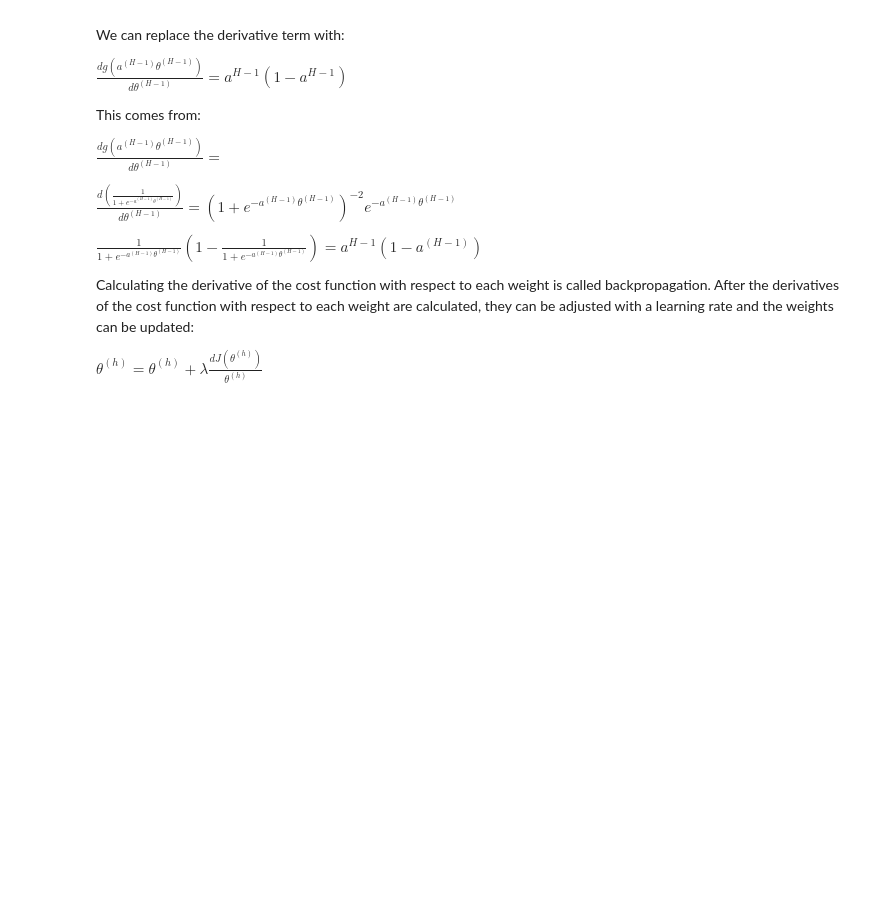
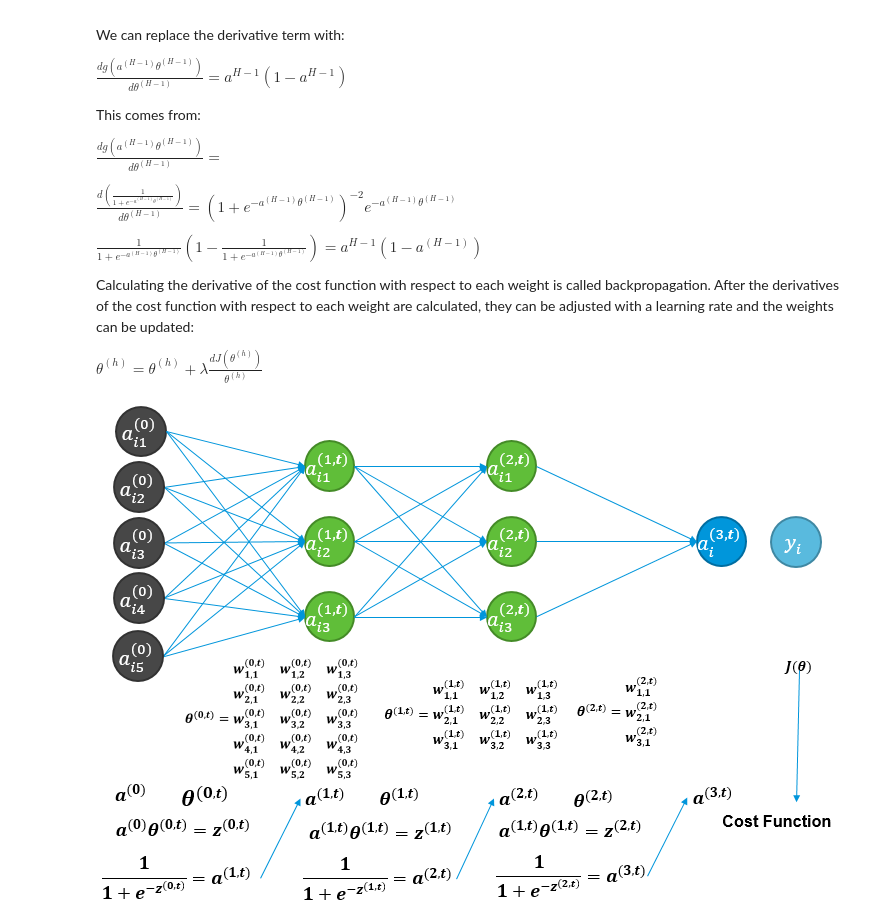
Before and after one commit to MustafaOguz/Machine-Learning, a Jupyter notebook: 6_Description_neural_networks.ipynb, the cells around one changed output. Drawn from its saved outputs; the diff is of its cells as text; code cells hidden in the pictures; blank space fills up the shorter version.

```diff
--- a/6_Description_neural_networks.ipynb
+++ b/6_Description_neural_networks.ipynb
@@ -99,3 +99,11 @@ $\frac{1}{1+e^{-a^{(H-1)}\theta^{(H-1)}}}(1-\frac{1}{1+e^{-a^{(H-1)}\theta^{(H-1
 Calculating the derivative of the cost function with respect to each weight is called backpropagation. After the derivatives of the cost function with respect to each weight are calculated, they can be adjusted with a learning rate and the weights can be updated:
 
 $\theta^{(h)}=\theta^{(h)}+\lambda\frac{dJ(\theta^{(h)})}{\theta^{(h)}}$
+# %%
+import os as osvariable
+#Set working directory
+osvariable.chdir("C:/Users/mustafa.oguz/Desktop/Github/Machine_Learning/Machine_Learning/training")
+from IPython.core.display import Image
+Image(filename='ForwardPropagation.png')
+# %% [output]
+[figure, added]
```
Also changed, not shown: parts of 1 cell of this notebook.
